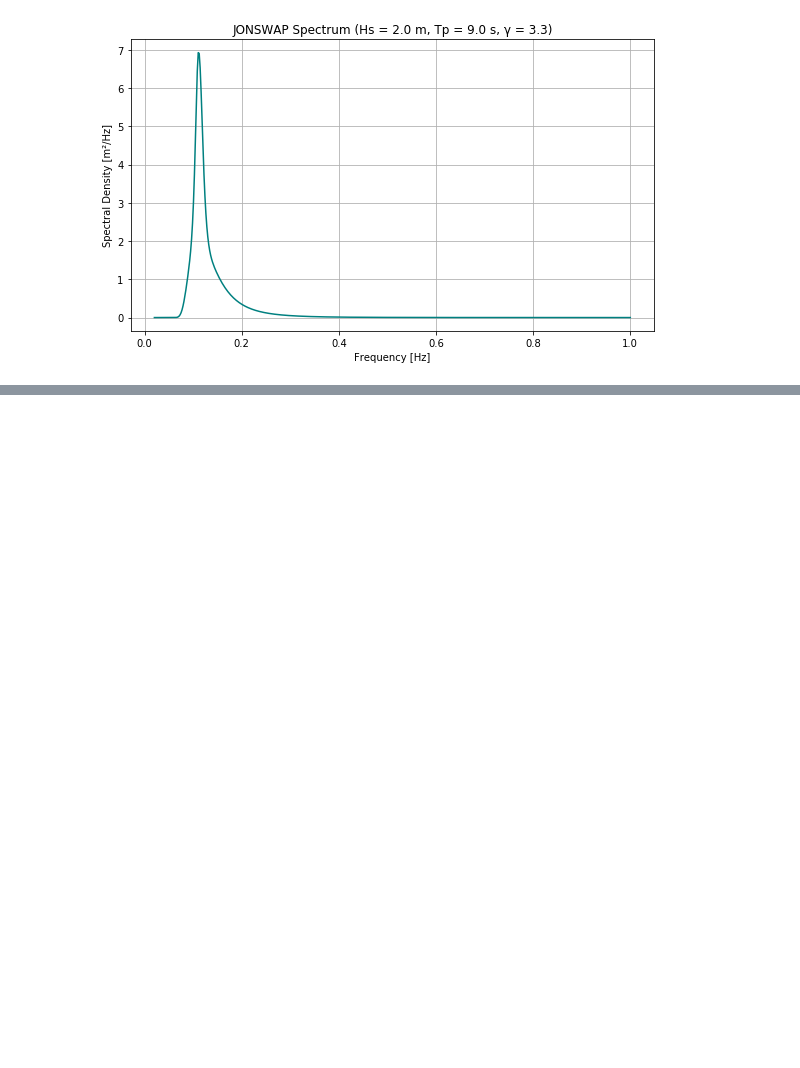
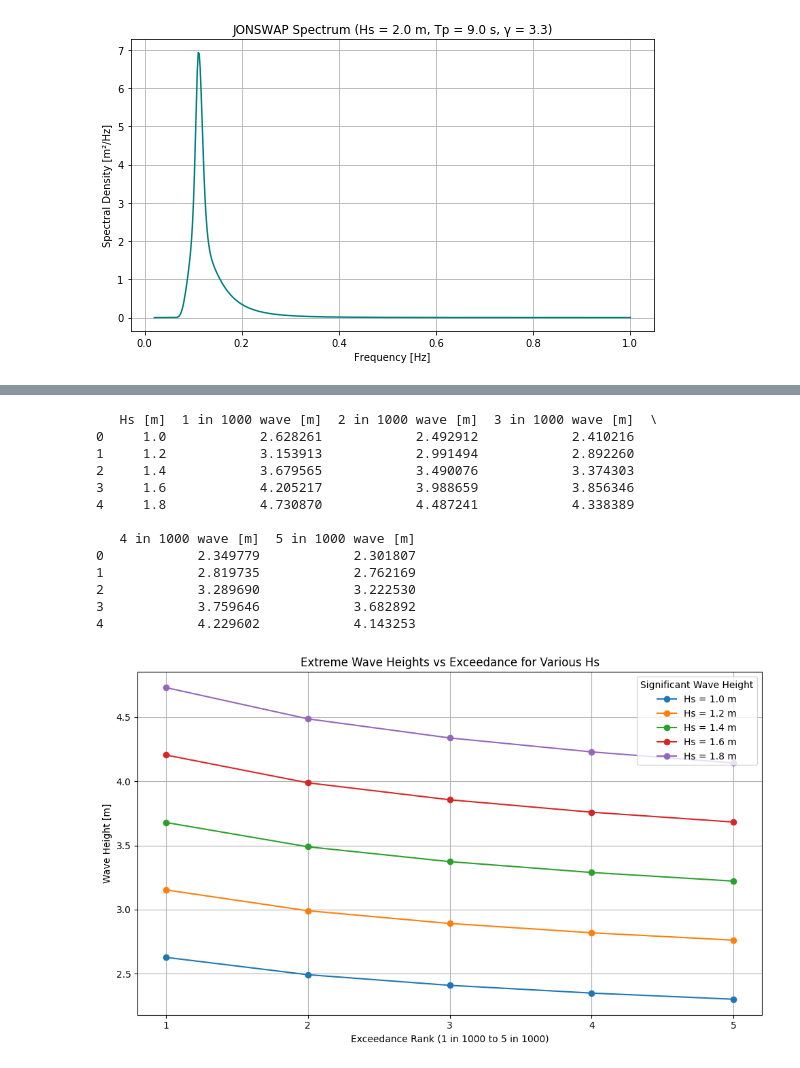
Before and after one commit to ThomasPennockTU/Thesis_Repository, a Jupyter notebook: workfolder/jonswap_waves/waves.ipynb, the cells around one changed output, grey strips where cells are left out. Saved outputs shown, nothing was run; the diff lists cells and outputs as text; code cells hidden in the pictures; blank space fills up the shorter version.

```diff
--- a/workfolder/jonswap_waves/waves.ipynb
+++ b/workfolder/jonswap_waves/waves.ipynb
@@ -90,0 +130,62 @@ plt.show()
+# %%
+import numpy as np
+import pandas as pd
+import matplotlib.pyplot as plt
+
+# Force white background
+plt.rcParams['figure.facecolor'] = 'white'
+plt.rcParams['axes.facecolor'] = 'white'
+
+# Parameters
+Hs_values = [1.0, 1.2, 1.4, 1.6, 1.8]  # Significant wave heights [m]
+N = 1000                              # Total number of waves
+n_peaks = 5                           # Top 5 waves: 1 in 1000 to 5 in 1000
+
+# Initialize results list
+results = []
+
+# Loop over each Hs
+for Hs in Hs_values:
+    sigma = Hs / np.sqrt(2)
+    exceed_probs = np.arange(n_peaks, 0, -1) / N
+    H_extreme = sigma * np.sqrt(-2 * np.log(exceed_probs))
+    results.append([Hs] + list(H_extreme[::-1]))  # reverse to get 1/1000 first
+
+# Create DataFrame
+columns = ['Hs [m]'] + [f'{i} in 1000 wave [m]' for i in range(1, n_peaks + 1)]
+df = pd.DataFrame(results, columns=columns)
+
+# Show table
+print(df)
+
+# Plotting
+plt.figure(figsize=(10, 6))
+
+for row in df.itertuples(index=False):
+    Hs_val = row[0]
+    wave_heights = row[1:]
+    plt.plot(range(1, n_peaks + 1), wave_heights, marker='o', label=f'Hs = {Hs_val} m')
+
+plt.xlabel('Exceedance Rank (1 in 1000 to 5 in 1000)')
+plt.ylabel('Wave Height [m]')
+plt.title('Extreme Wave Heights vs Exceedance for Various Hs')
+plt.xticks(range(1, n_peaks + 1))
+plt.grid(True)
+plt.legend(title='Significant Wave Height')
+plt.tight_layout()
+plt.show()
+# %% [output]
+   Hs [m]  1 in 1000 wave [m]  2 in 1000 wave [m]  3 in 1000 wave [m]  \
+0     1.0            2.628261            2.492912            2.410216
+1     1.2            3.153913            2.991494            2.892260
+2     1.4            3.679565            3.490076            3.374303
+3     1.6            4.205217            3.988659            3.856346
+4     1.8            4.730870            4.487241            4.338389
+
+   4 in 1000 wave [m]  5 in 1000 wave [m]
+0            2.349779            2.301807
+1            2.819735            2.762169
+2            3.289690            3.222530
+3            3.759646            3.682892
+4            4.229602            4.143253
+[figure, added]
```
Also changed, not shown: parts of 2 cells of this notebook, 13 other files.
